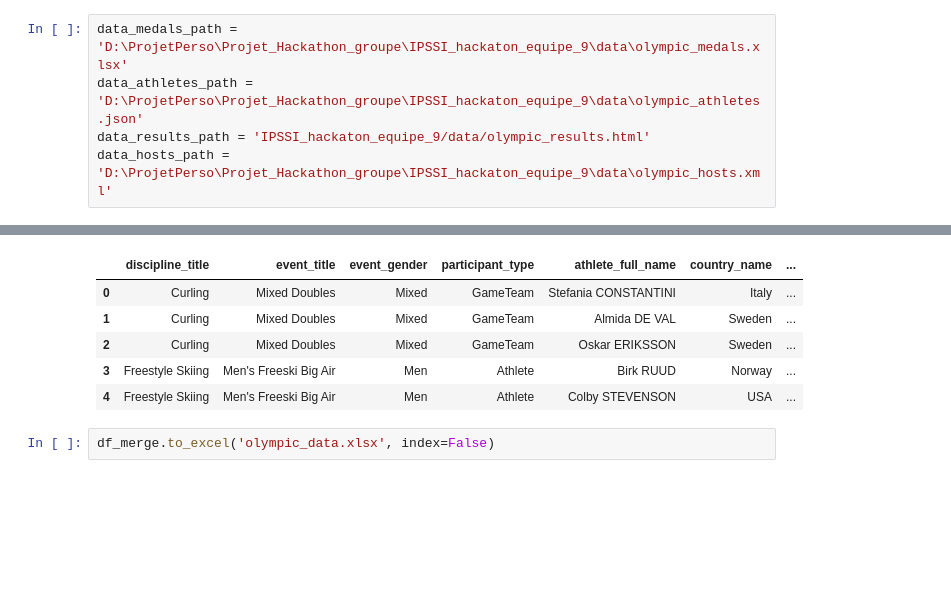
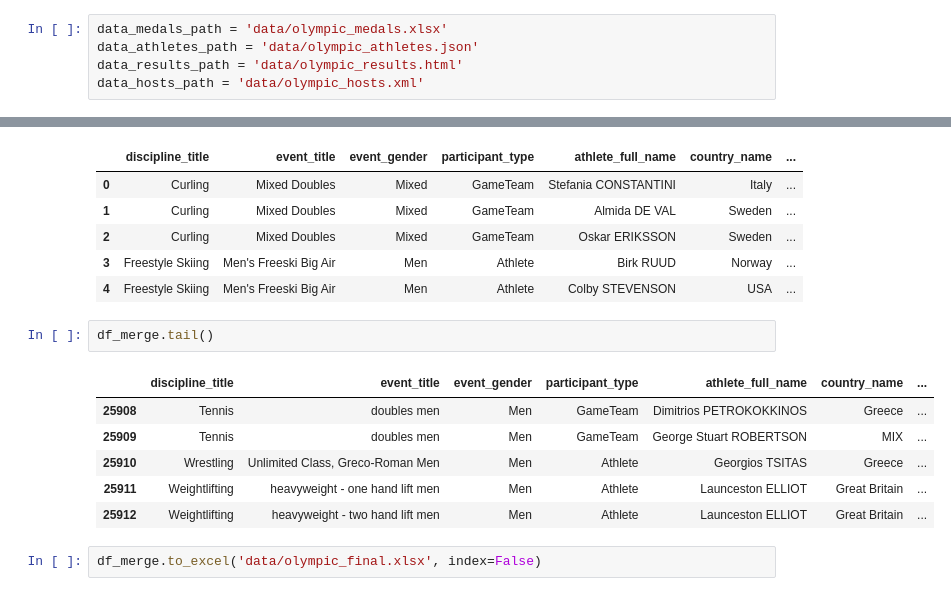
Before and after one commit to fabien5525/IPSSI_hackathon_equipe_9, a Jupyter notebook: notebooks/notebook.ipynb, the cells around one changed output, grey strips where cells are left out. Drawn from its saved outputs; the diff is of its cells as text; blank space fills up the shorter version.

Commit message:
notebook de mise de bases des données du dataframe clean

```diff
--- a/notebooks/notebook.ipynb
+++ b/notebooks/notebook.ipynb
@@ -20,10 +10,10 @@ import pandas as pd
 import matplotlib.pyplot as plt
 import seaborn as sns
 # %%
-data_medals_path = 'D:\ProjetPerso\Projet_Hackathon_groupe\IPSSI_hackaton_equipe_9\data\olympic_medals.xlsx'
-data_athletes_path = 'D:\ProjetPerso\Projet_Hackathon_groupe\IPSSI_hackaton_equipe_9\data\olympic_athletes.json'
-data_results_path = 'IPSSI_hackaton_equipe_9/data/olympic_results.html'
-data_hosts_path = 'D:\ProjetPerso\Projet_Hackathon_groupe\IPSSI_hackaton_equipe_9\data\olympic_hosts.xml'
+data_medals_path = 'data/olympic_medals.xlsx'
+data_athletes_path = 'data/olympic_athletes.json'
+data_results_path = 'data/olympic_results.html'
+data_hosts_path = 'data/olympic_hosts.xml'
 # %%
 import pandas as pd
 
@@ -444,5 +434,14 @@ df_merge.head()
 | 2 | Curling | Mixed Doubles | Mixed | GameTeam | Oskar ERIKSSON | Sweden | ... |
 | 3 | Freestyle Skiing | Men's Freeski Big Air | Men | Athlete | Birk RUUD | Norway | ... |
 | 4 | Freestyle Skiing | Men's Freeski Big Air | Men | Athlete | Colby STEVENSON | USA | ... |
+# %%
+df_merge.tail()
+# %% [output]
+|  | discipline_title | event_title | event_gender | participant_type | athlete_full_name | country_name | ... |
+| 25908 | Tennis | doubles men | Men | GameTeam | Dimitrios PETROKOKKINOS | Greece | ... |
+| 25909 | Tennis | doubles men | Men | GameTeam | George Stuart ROBERTSON | MIX | ... |
+| 25910 | Wrestling | Unlimited Class, Greco-Roman Men | Men | Athlete | Georgios TSITAS | Greece | ... |
+| 25911 | Weightlifting | heavyweight - one hand lift men | Men | Athlete | Launceston ELLIOT | Great Britain | ... |
+| 25912 | Weightlifting | heavyweight - two hand lift men | Men | Athlete | Launceston ELLIOT | Great Britain | ... |
 # %%
-df_merge.to_excel('olympic_data.xlsx', index=False)
+df_merge.to_excel('data/olympic_final.xlsx', index=False)
```
Also changed, not shown: parts of 2 cells of this notebook, 2 other files.
